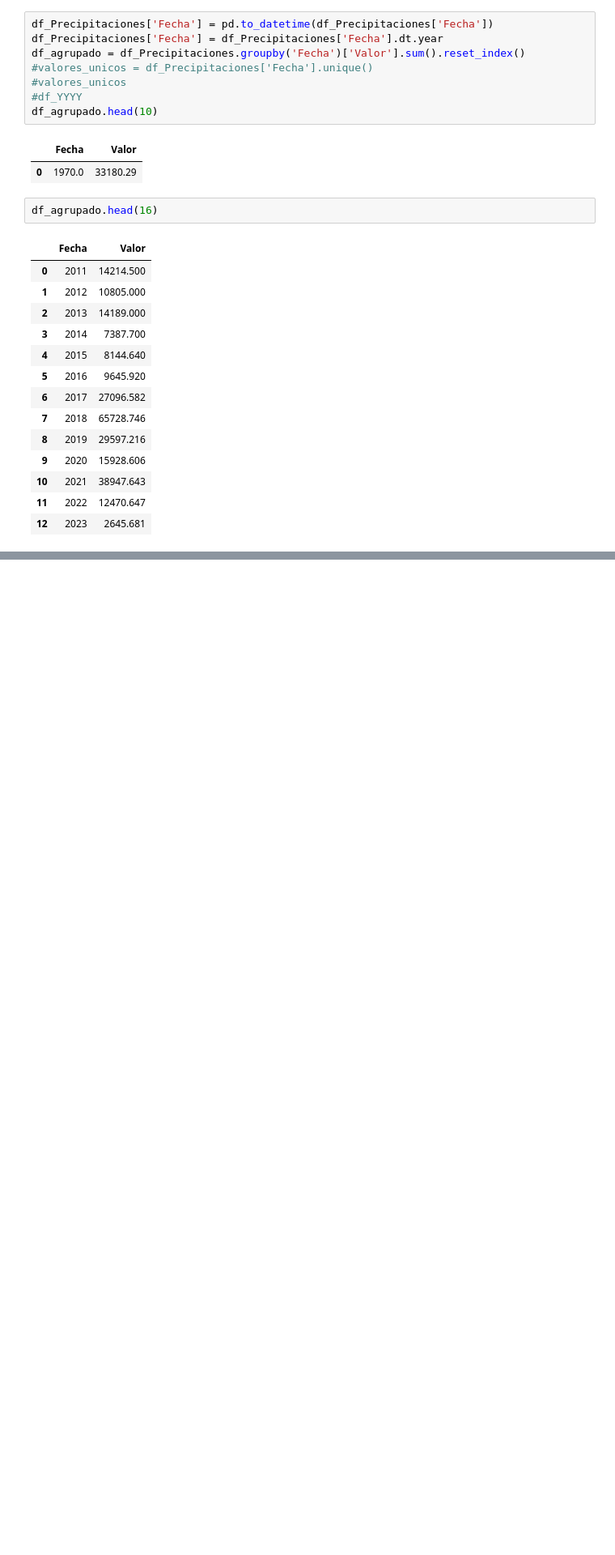
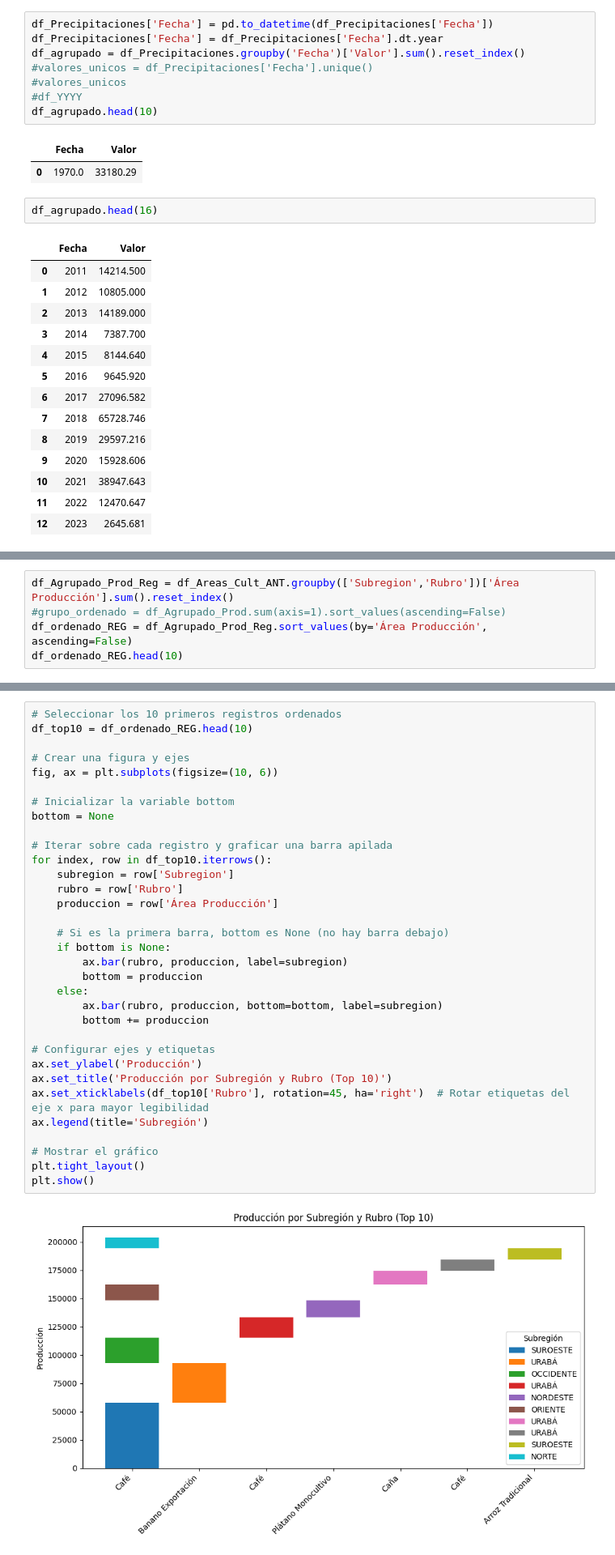
Before and after one commit to stijopa/Tesis, a Jupyter notebook: EDA_T_Sensores.ipynb, the cells around one changed output, grey strips where cells are left out. Shown at 81% size. Drawn from its saved outputs; the diff is of its cells as text; blank space fills up the shorter version.

```diff
--- a/EDA_T_Sensores.ipynb
+++ b/EDA_T_Sensores.ipynb
@@ -255,0 +345,5 @@ df_agrupado.head(16)
+# %%
+df_Agrupado_Prod_Reg = df_Areas_Cult_ANT.groupby(['Subregion','Rubro'])['Área Producción'].sum().reset_index()
+#grupo_ordenado = df_Agrupado_Prod.sum(axis=1).sort_values(ascending=False)
+df_ordenado_REG = df_Agrupado_Prod_Reg.sort_values(by='Área Producción', ascending=False)
+df_ordenado_REG.head(10)
@@ -255,0 +362,35 @@ df_agrupado.head(16)
+# %%
+# Seleccionar los 10 primeros registros ordenados
+df_top10 = df_ordenado_REG.head(10)
+
+# Crear una figura y ejes
+fig, ax = plt.subplots(figsize=(10, 6))
+
+# Inicializar la variable bottom
+bottom = None
+
+# Iterar sobre cada registro y graficar una barra apilada
+for index, row in df_top10.iterrows():
+    subregion = row['Subregion']
+    rubro = row['Rubro']
+    produccion = row['Área Producción']
+
+    # Si es la primera barra, bottom es None (no hay barra debajo)
+    if bottom is None:
+        ax.bar(rubro, produccion, label=subregion)
+        bottom = produccion
+    else:
+        ax.bar(rubro, produccion, bottom=bottom, label=subregion)
+        bottom += produccion
+
+# Configurar ejes y etiquetas
+ax.set_ylabel('Producción')
+ax.set_title('Producción por Subregión y Rubro (Top 10)')
+ax.set_xticklabels(df_top10['Rubro'], rotation=45, ha='right')  # Rotar etiquetas del eje x para mayor legibilidad
+ax.legend(title='Subregión')
+
+# Mostrar el gráfico
+plt.tight_layout()
+plt.show()
+# %% [output]
+[figure, added]
```
Also changed, not shown: parts of 13 cells of this notebook.
